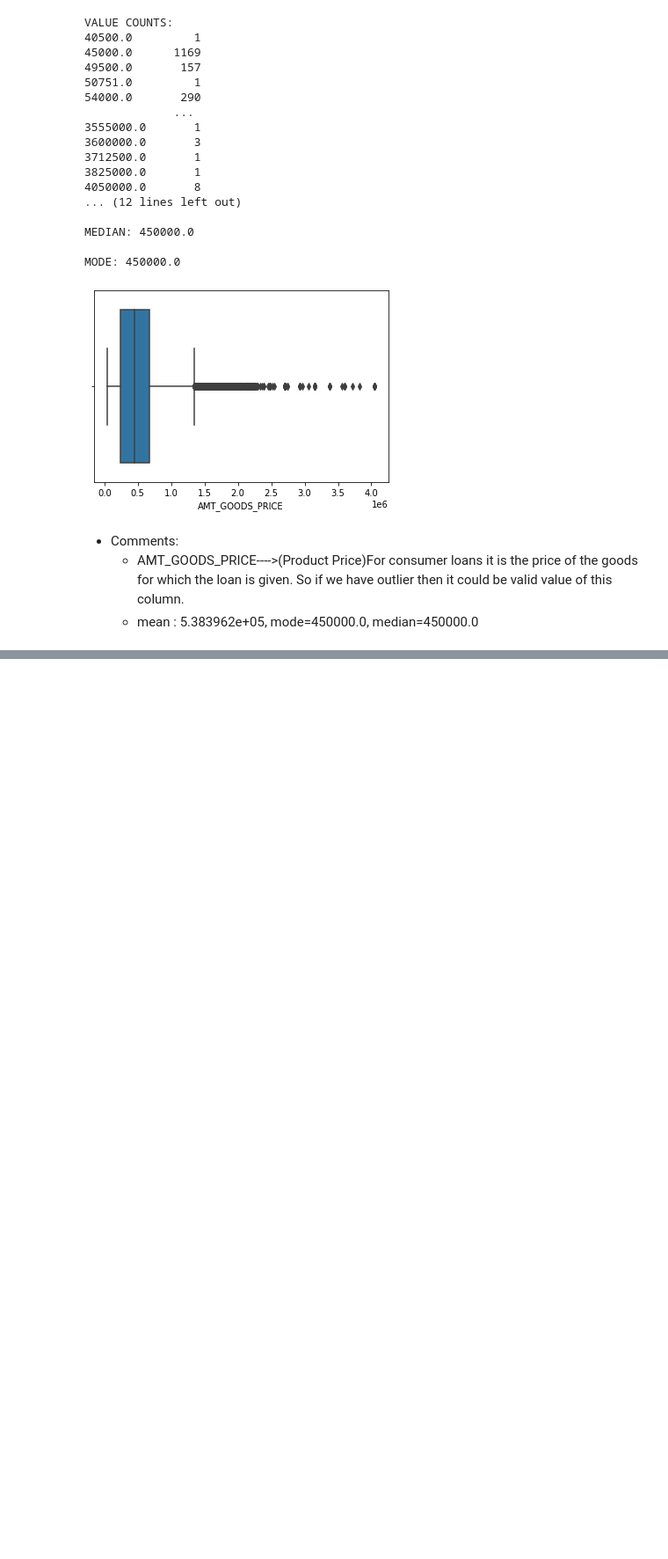
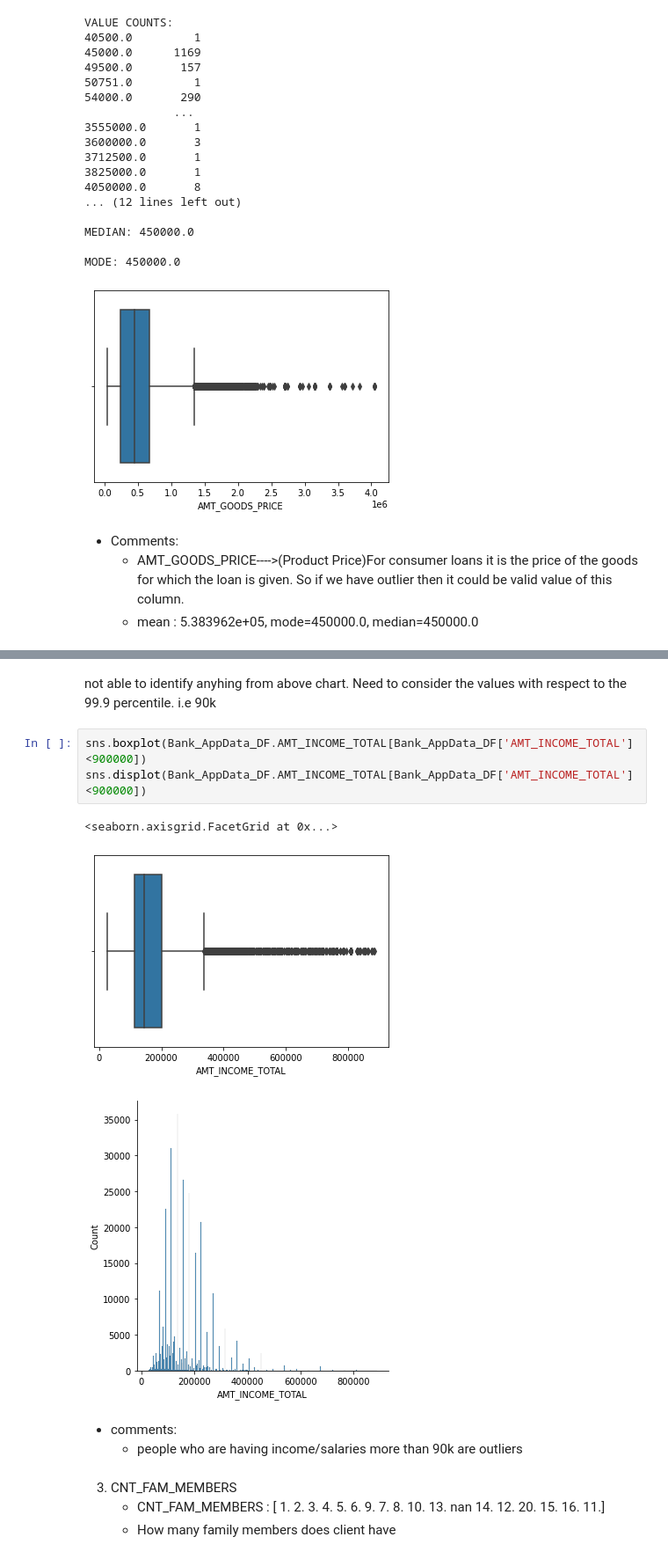
Before and after one commit to ameyabits/UPGrad, a Jupyter notebook: CaseStudy/Bank Loan Case Study/Notebooks/ApplicationData.ipynb, the cells around one changed output, grey strips where cells are left out. Shown at 88% size. Drawn from its saved outputs; the diff is of its cells as text; blank space fills up the shorter version.

```diff
--- a/CaseStudy/Bank Loan Case Study/Notebooks/ApplicationData.ipynb
+++ b/CaseStudy/Bank Loan Case Study/Notebooks/ApplicationData.ipynb
@@ -538,0 +861,16 @@ MODE: 450000.0
+# %% [markdown]
+not able to identify anyhing from above chart. Need to consider the values with respect to the 99.9 percentile. i.e 90k
+# %%
+sns.boxplot(Bank_AppData_DF.AMT_INCOME_TOTAL[Bank_AppData_DF['AMT_INCOME_TOTAL']<900000])
+sns.displot(Bank_AppData_DF.AMT_INCOME_TOTAL[Bank_AppData_DF['AMT_INCOME_TOTAL']<900000])
+# %% [output]
+<seaborn.axisgrid.FacetGrid at 0x...>
+[figure, added]
+[figure, added]
+# %% [markdown]
+- comments:
+    * people who are having income/salaries more than 90k are outliers
+# %% [markdown]
+3. CNT_FAM_MEMBERS
+    - CNT_FAM_MEMBERS : [ 1.  2.  3.  4.  5.  6.  9.  7.  8. 10. 13. nan 14. 12. 20. 15. 16. 11.]
+    - How many family members does client have
```
Also changed, not shown: parts of 70 cells of this notebook.
